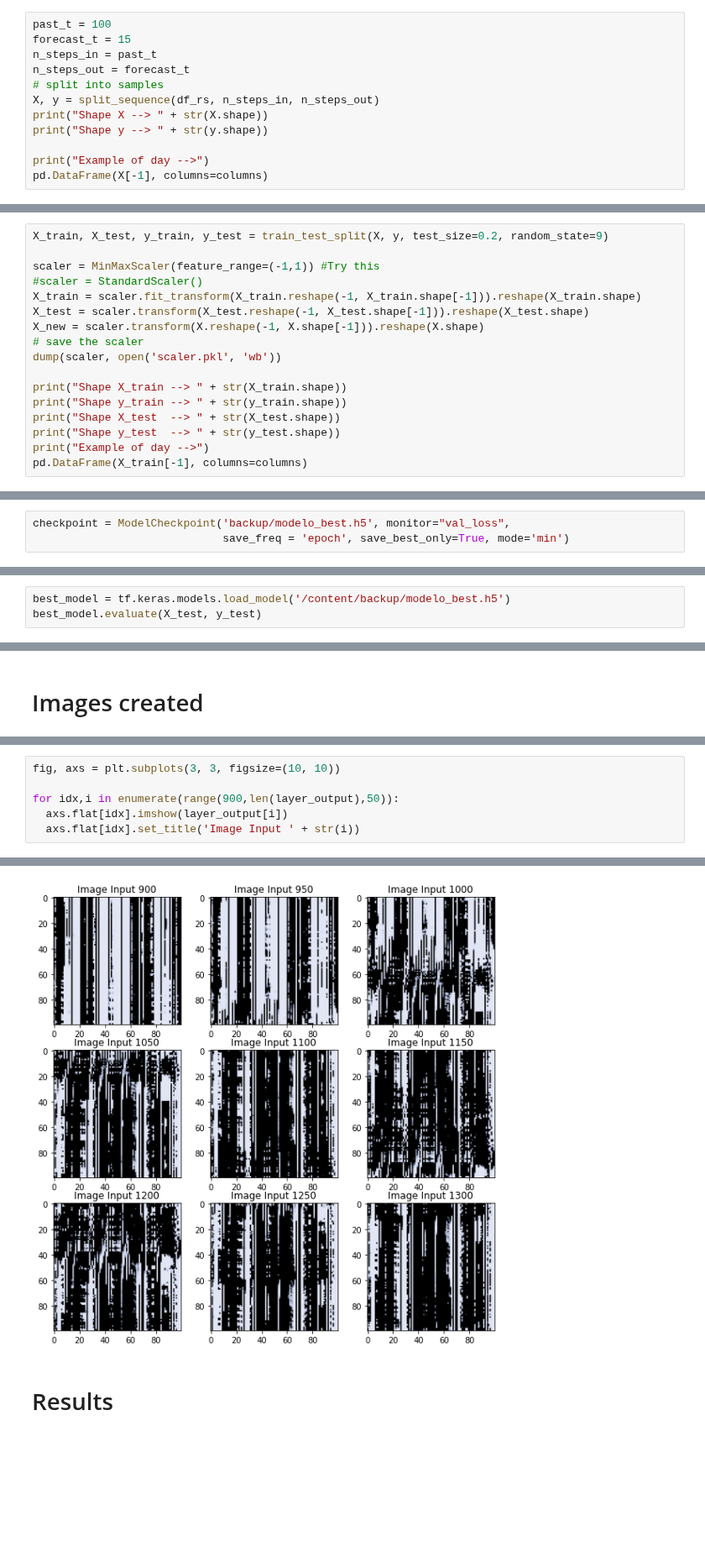
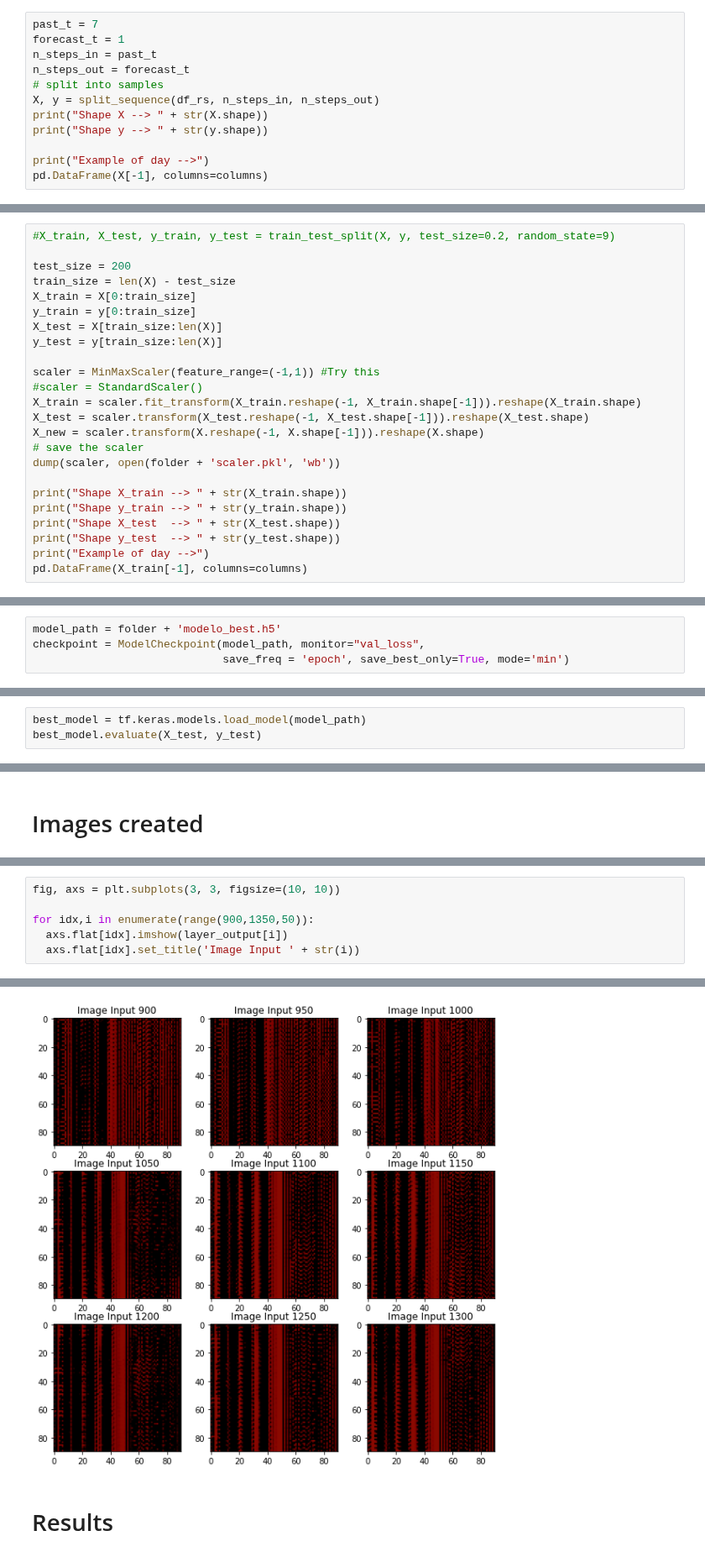
Before and after one commit to aldofranco91/Trading, a Jupyter notebook: Conv_Regression_ResNet_Jaime.ipynb, the cells around one changed output, grey strips where cells are left out. Shown at 84% size. Saved outputs shown, nothing was run; the diff lists cells and outputs as text; blank space fills up the shorter version.

```diff
--- a/Conv_Regression_ResNet_Jaime.ipynb
+++ b/Conv_Regression_ResNet_Jaime.ipynb
@@ -175,8 +215,8 @@ def split_sequence(sequence, n_steps_in, n_steps_out):
         y.append(seq_y)
     return np.array(X), np.array(y)
 # %%
-past_t = 100
-forecast_t = 15
+past_t = 7
+forecast_t = 1
 n_steps_in = past_t
 n_steps_out = forecast_t
 # split into samples
@@ -206,5 +241,12 @@ Example of day -->
 # %%
-X_train, X_test, y_train, y_test = train_test_split(X, y, test_size=0.2, random_state=9)
+#X_train, X_test, y_train, y_test = train_test_split(X, y, test_size=0.2, random_state=9)
+
+test_size = 200
+train_size = len(X) - test_size
+X_train = X[0:train_size]
+y_train = y[0:train_size]
+X_test = X[train_size:len(X)]
+y_test = y[train_size:len(X)]
 
 scaler = MinMaxScaler(feature_range=(-1,1)) #Try this
 #scaler = StandardScaler()
@@ -212,7 +254,7 @@ X_train = scaler.fit_transform(X_train.reshape(-1, X_train.shape[-1])).reshape(X
 X_test = scaler.transform(X_test.reshape(-1, X_test.shape[-1])).reshape(X_test.shape)
 X_new = scaler.transform(X.reshape(-1, X.shape[-1])).reshape(X.shape)
 # save the scaler
-dump(scaler, open('scaler.pkl', 'wb'))
+dump(scaler, open(folder + 'scaler.pkl', 'wb'))
 
 print("Shape X_train --> " + str(X_train.shape))
 print("Shape y_train --> " + str(y_train.shape))
@@ -349,7 +395,8 @@ plt.legend(fontsize=11)
 # %% [markdown]
 ## Fine-tuning
 # %%
-checkpoint = ModelCheckpoint('backup/modelo_best.h5', monitor="val_loss",
+model_path = folder + 'modelo_best.h5'
+checkpoint = ModelCheckpoint(model_path, monitor="val_loss",
                              save_freq = 'epoch', save_best_only=True, mode='min')
 # %%
 # Unfreeze the base model
@@ -391,3 +422,3 @@ plt.legend(fontsize=11)
 # %%
-best_model = tf.keras.models.load_model('/content/backup/modelo_best.h5')
+best_model = tf.keras.models.load_model(model_path)
 best_model.evaluate(X_test, y_test)
@@ -416,20 +446,20 @@ Text(0.5, 0.98, 'Image Input 1000')
 # %%
 fig, axs = plt.subplots(3, 3, figsize=(10, 10))
 
-for idx,i in enumerate(range(900,len(layer_output),50)):
+for idx,i in enumerate(range(900,1350,50)):
   axs.flat[idx].imshow(layer_output[i])
   axs.flat[idx].set_title('Image Input ' + str(i))
 # %% [output]
 Clipping input data to the valid range for imshow with RGB data ([0..1] for floats or [0..255] for integers).
 Clipping input data to the valid range for imshow with RGB data ([0..1] for floats or [0..255] for integers).
 Clipping input data to the valid range for imshow with RGB data ([0..1] for floats or [0..255] for integers).
 Clipping input data to the valid range for imshow with RGB data ([0..1] for floats or [0..255] for integers).
 Clipping input data to the valid range for imshow with RGB data ([0..1] for floats or [0..255] for integers).
 Clipping input data to the valid range for imshow with RGB data ([0..1] for floats or [0..255] for integers).
 Clipping input data to the valid range for imshow with RGB data ([0..1] for floats or [0..255] for integers).
 Clipping input data to the valid range for imshow with RGB data ([0..1] for floats or [0..255] for integers).
 Clipping input data to the valid range for imshow with RGB data ([0..1] for floats or [0..255] for integers).
-[figure, old version]
+[figure, new version]
 # %% [markdown]
 # Results
 # %%
```
Also changed, not shown: parts of 26 cells of this notebook.
